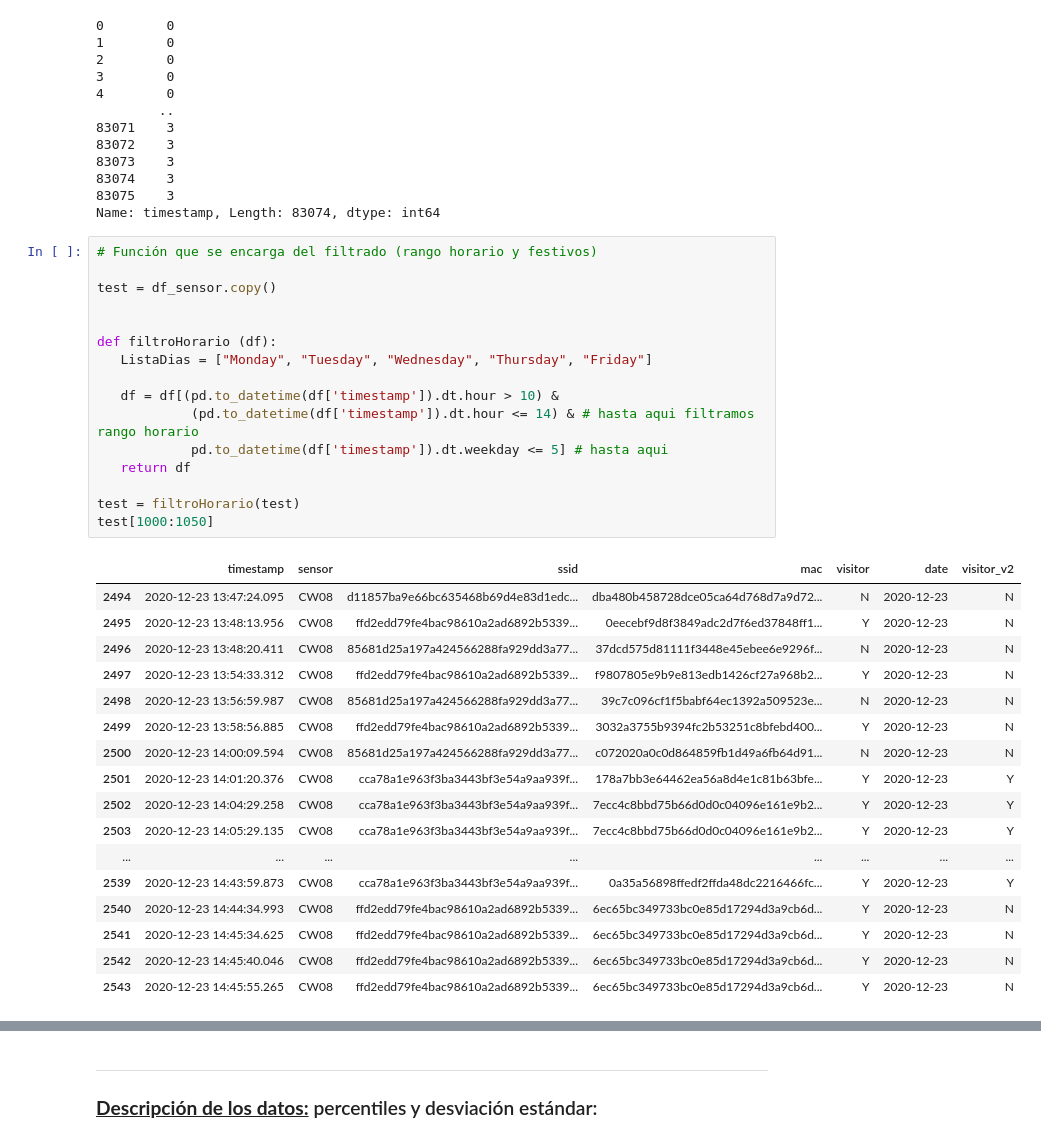
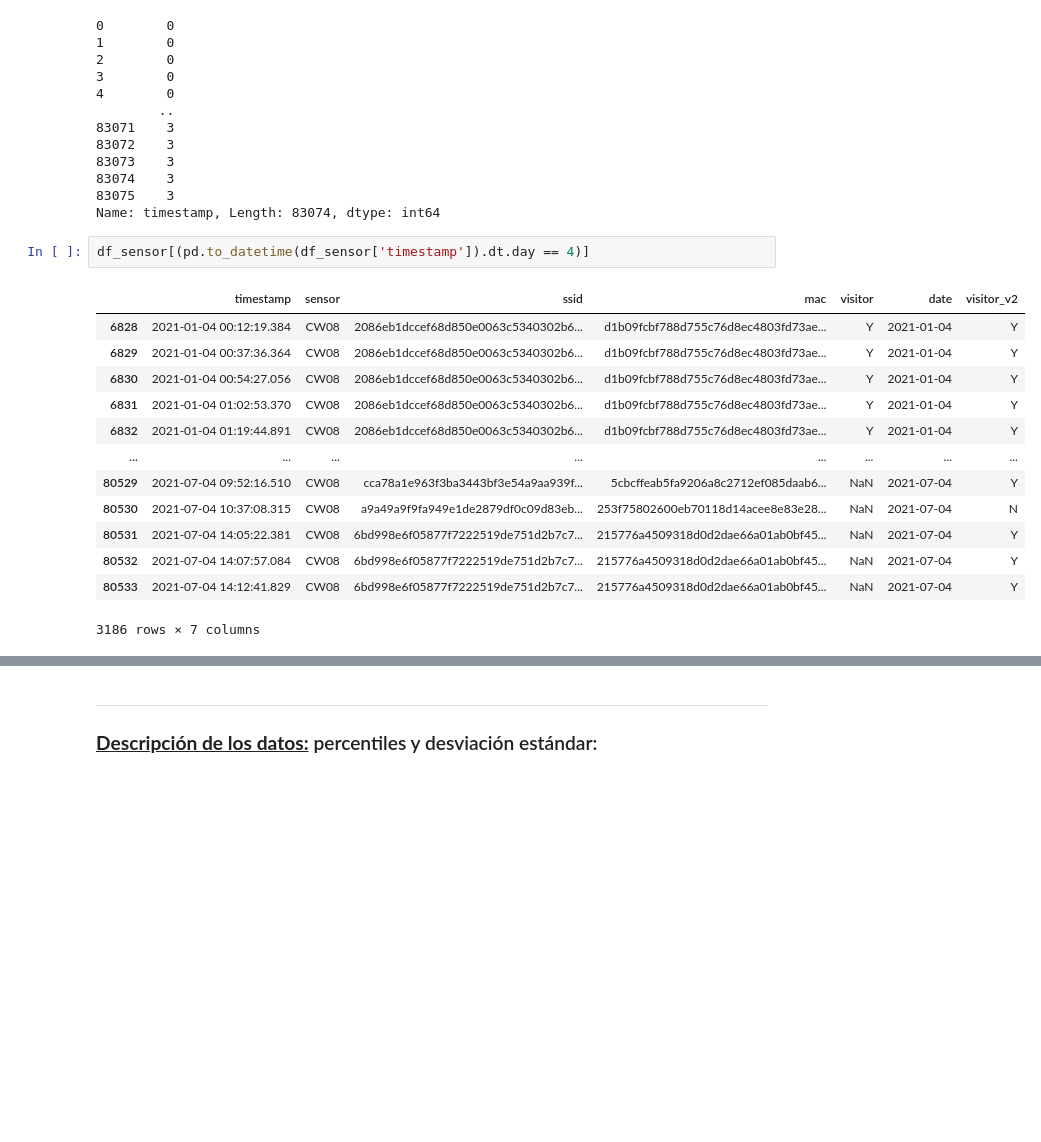
Before and after one commit to jibt1/TFM, a Jupyter notebook: Código/estudioExploracion.ipynb, the cells around one changed output, grey strips where cells are left out. Cells and saved outputs as stored; diff of their text form; blank space fills up the shorter version.

```diff
--- a/Código/estudioExploracion.ipynb
+++ b/Código/estudioExploracion.ipynb
@@ -236,37 +236,19 @@ pd.to_datetime(df_sensor['timestamp']).dt.weekday # .value_counts().sort_values(
 83074    3
 83075    3
 Name: timestamp, Length: 83074, dtype: int64
-# %%
-# Función que se encarga del filtrado (rango horario y festivos)
-
-test = df_sensor.copy()
-
-
-def filtroHorario (df):
-   ListaDias = ["Monday", "Tuesday", "Wednesday", "Thursday", "Friday"]
-
-   df = df[(pd.to_datetime(df['timestamp']).dt.hour > 10) &
-            (pd.to_datetime(df['timestamp']).dt.hour <= 14) & # hasta aqui filtramos rango horario
-            pd.to_datetime(df['timestamp']).dt.weekday <= 5] # hasta aqui
-   return df
-
-test = filtroHorario(test)
-test[1000:1050]
-# %% [output]
-|  | timestamp | sensor | ssid | mac | visitor | date | visitor_v2 |
-| 2494 | 2020-12-23 13:47:24.095 | CW08 | d11857ba9e66bc635468b69d4e83d1edc... | dba480b458728dce05ca64d768d7a9d72... | N | 2020-12-23 | N |
-| 2495 | 2020-12-23 13:48:13.956 | CW08 | ffd2edd79fe4bac98610a2ad6892b5339... | 0eecebf9d8f3849adc2d7f6ed37848ff1... | Y | 2020-12-23 | N |
-| 2496 | 2020-12-23 13:48:20.411 | CW08 | 85681d25a197a424566288fa929dd3a77... | 37dcd575d81111f3448e45ebee6e9296f... | N | 2020-12-23 | N |
-| 2497 | 2020-12-23 13:54:33.312 | CW08 | ffd2edd79fe4bac98610a2ad6892b5339... | f9807805e9b9e813edb1426cf27a968b2... | Y | 2020-12-23 | N |
-| 2498 | 2020-12-23 13:56:59.987 | CW08 | 85681d25a197a424566288fa929dd3a77... | 39c7c096cf1f5babf64ec1392a509523e... | N | 2020-12-23 | N |
-| 2499 | 2020-12-23 13:58:56.885 | CW08 | ffd2edd79fe4bac98610a2ad6892b5339... | 3032a3755b9394fc2b53251c8bfebd400... | Y | 2020-12-23 | N |
-| 2500 | 2020-12-23 14:00:09.594 | CW08 | 85681d25a197a424566288fa929dd3a77... | c072020a0c0d864859fb1d49a6fb64d91... | N | 2020-12-23 | N |
-| 2501 | 2020-12-23 14:01:20.376 | CW08 | cca78a1e963f3ba3443bf3e54a9aa939f... | 178a7bb3e64462ea56a8d4e1c81b63bfe... | Y | 2020-12-23 | Y |
-| 2502 | 2020-12-23 14:04:29.258 | CW08 | cca78a1e963f3ba3443bf3e54a9aa939f... | 7ecc4c8bbd75b66d0d0c04096e161e9b2... | Y | 2020-12-23 | Y |
-| 2503 | 2020-12-23 14:05:29.135 | CW08 | cca78a1e963f3ba3443bf3e54a9aa939f... | 7ecc4c8bbd75b66d0d0c04096e161e9b2... | Y | 2020-12-23 | Y |
-| ... | ... | ... | ... | ... | ... | ... | ... |
-| 2539 | 2020-12-23 14:43:59.873 | CW08 | cca78a1e963f3ba3443bf3e54a9aa939f... | 0a35a56898ffedf2ffda48dc2216466fc... | Y | 2020-12-23 | Y |
-| 2540 | 2020-12-23 14:44:34.993 | CW08 | ffd2edd79fe4bac98610a2ad6892b5339... | 6ec65bc349733bc0e85d17294d3a9cb6d... | Y | 2020-12-23 | N |
-| 2541 | 2020-12-23 14:45:34.625 | CW08 | ffd2edd79fe4bac98610a2ad6892b5339... | 6ec65bc349733bc0e85d17294d3a9cb6d... | Y | 2020-12-23 | N |
-| 2542 | 2020-12-23 14:45:40.046 | CW08 | ffd2edd79fe4bac98610a2ad6892b5339... | 6ec65bc349733bc0e85d17294d3a9cb6d... | Y | 2020-12-23 | N |
-| 2543 | 2020-12-23 14:45:55.265 | CW08 | ffd2edd79fe4bac98610a2ad6892b5339... | 6ec65bc349733bc0e85d17294d3a9cb6d... | Y | 2020-12-23 | N |
+# %%
+df_sensor[(pd.to_datetime(df_sensor['timestamp']).dt.day == 4)]
+# %% [output]
+|  | timestamp | sensor | ssid | mac | visitor | date | visitor_v2 |
+| 6828 | 2021-01-04 00:12:19.384 | CW08 | 2086eb1dccef68d850e0063c5340302b6... | d1b09fcbf788d755c76d8ec4803fd73ae... | Y | 2021-01-04 | Y |
+| 6829 | 2021-01-04 00:37:36.364 | CW08 | 2086eb1dccef68d850e0063c5340302b6... | d1b09fcbf788d755c76d8ec4803fd73ae... | Y | 2021-01-04 | Y |
+| 6830 | 2021-01-04 00:54:27.056 | CW08 | 2086eb1dccef68d850e0063c5340302b6... | d1b09fcbf788d755c76d8ec4803fd73ae... | Y | 2021-01-04 | Y |
+| 6831 | 2021-01-04 01:02:53.370 | CW08 | 2086eb1dccef68d850e0063c5340302b6... | d1b09fcbf788d755c76d8ec4803fd73ae... | Y | 2021-01-04 | Y |
+| 6832 | 2021-01-04 01:19:44.891 | CW08 | 2086eb1dccef68d850e0063c5340302b6... | d1b09fcbf788d755c76d8ec4803fd73ae... | Y | 2021-01-04 | Y |
+| ... | ... | ... | ... | ... | ... | ... | ... |
+| 80529 | 2021-07-04 09:52:16.510 | CW08 | cca78a1e963f3ba3443bf3e54a9aa939f... | 5cbcffeab5fa9206a8c2712ef085daab6... | NaN | 2021-07-04 | Y |
+| 80530 | 2021-07-04 10:37:08.315 | CW08 | a9a49a9f9fa949e1de2879df0c09d83eb... | 253f75802600eb70118d14acee8e83e28... | NaN | 2021-07-04 | N |
+| 80531 | 2021-07-04 14:05:22.381 | CW08 | 6bd998e6f05877f7222519de751d2b7c7... | 215776a4509318d0d2dae66a01ab0bf45... | NaN | 2021-07-04 | Y |
+| 80532 | 2021-07-04 14:07:57.084 | CW08 | 6bd998e6f05877f7222519de751d2b7c7... | 215776a4509318d0d2dae66a01ab0bf45... | NaN | 2021-07-04 | Y |
+| 80533 | 2021-07-04 14:12:41.829 | CW08 | 6bd998e6f05877f7222519de751d2b7c7... | 215776a4509318d0d2dae66a01ab0bf45... | NaN | 2021-07-04 | Y |
+3186 rows × 7 columns
```
Also changed, not shown: parts of 1 cell of this notebook.
